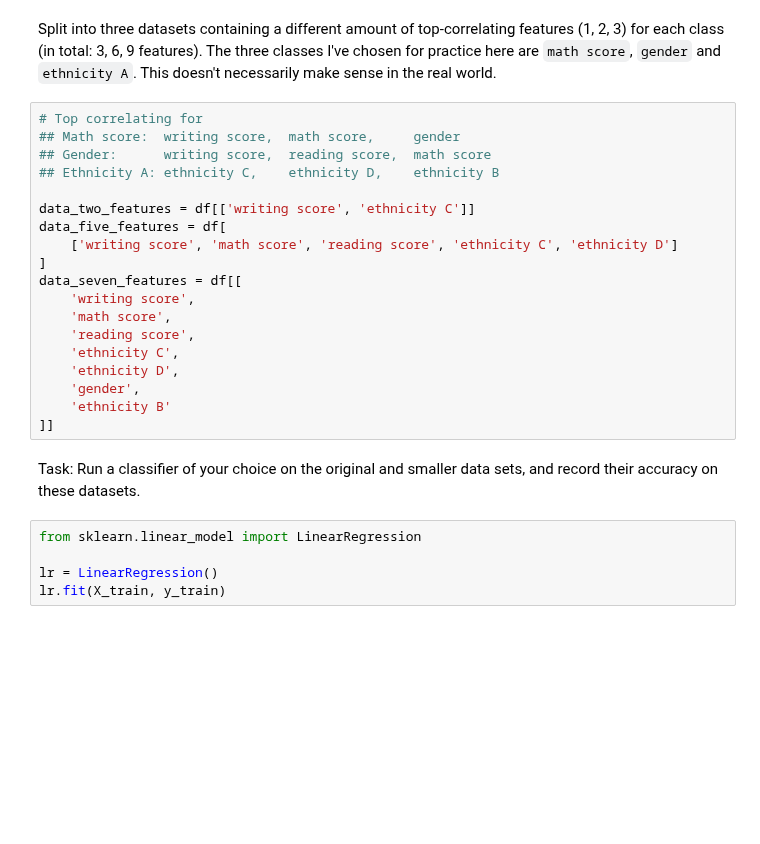
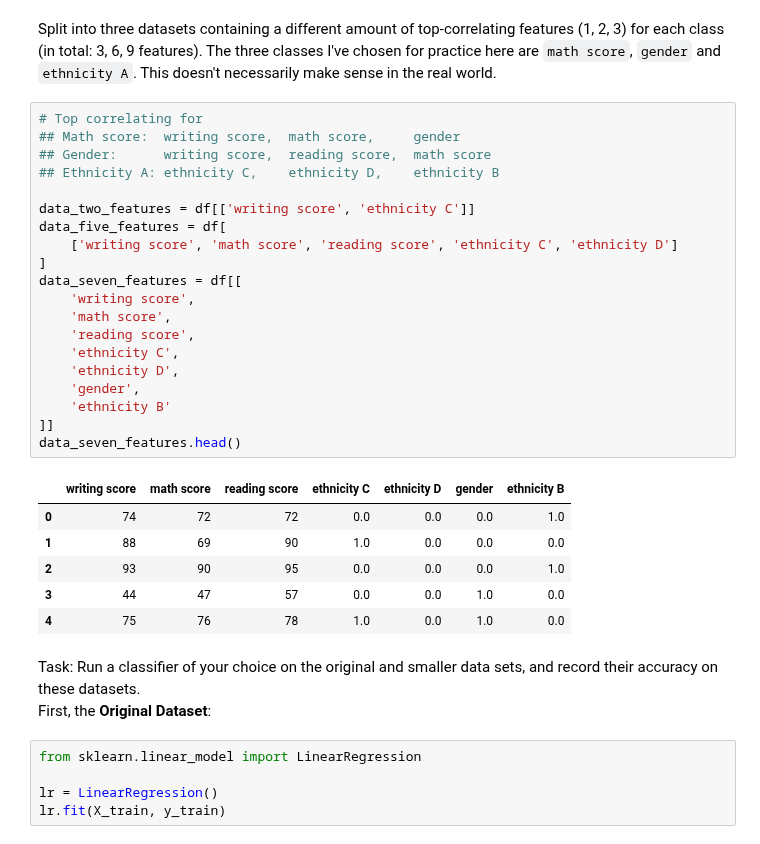
Before and after one commit to lascha212/F21DL, a Jupyter notebook: labs.ipynb, the cells around one changed output. Saved outputs shown, nothing was run; the diff lists cells and outputs as text; blank space fills up the shorter version.

```diff
--- a/labs.ipynb
+++ b/labs.ipynb
@@ -259,24 +259,33 @@ Split into three datasets containing a different amount of top-correlating featu
 # %%
 # Top correlating for
 ## Math score:  writing score,  math score,     gender
 ## Gender:      writing score,  reading score,  math score
 ## Ethnicity A: ethnicity C,    ethnicity D,    ethnicity B
 
 data_two_features = df[['writing score', 'ethnicity C']]
 data_five_features = df[
     ['writing score', 'math score', 'reading score', 'ethnicity C', 'ethnicity D']
 ]
 data_seven_features = df[[
     'writing score',
     'math score',
     'reading score',
     'ethnicity C',
     'ethnicity D',
     'gender',
     'ethnicity B'
 ]]
+data_seven_features.head()
+# %% [output]
+|  | writing score | math score | reading score | ethnicity C | ethnicity D | gender | ethnicity B |
+| 0 | 74 | 72 | 72 | 0.0 | 0.0 | 0.0 | 1.0 |
+| 1 | 88 | 69 | 90 | 1.0 | 0.0 | 0.0 | 0.0 |
+| 2 | 93 | 90 | 95 | 0.0 | 0.0 | 0.0 | 1.0 |
+| 3 | 44 | 47 | 57 | 0.0 | 0.0 | 1.0 | 0.0 |
+| 4 | 75 | 76 | 78 | 1.0 | 0.0 | 1.0 | 0.0 |
 # %% [markdown]
 Task: Run a classifier of your choice on the original and smaller data sets, and record their accuracy on these datasets.
+First, the **Original Dataset**:
 # %%
 from sklearn.linear_model import LinearRegression
 
```
Also changed, not shown: parts of 5 cells of this notebook.
